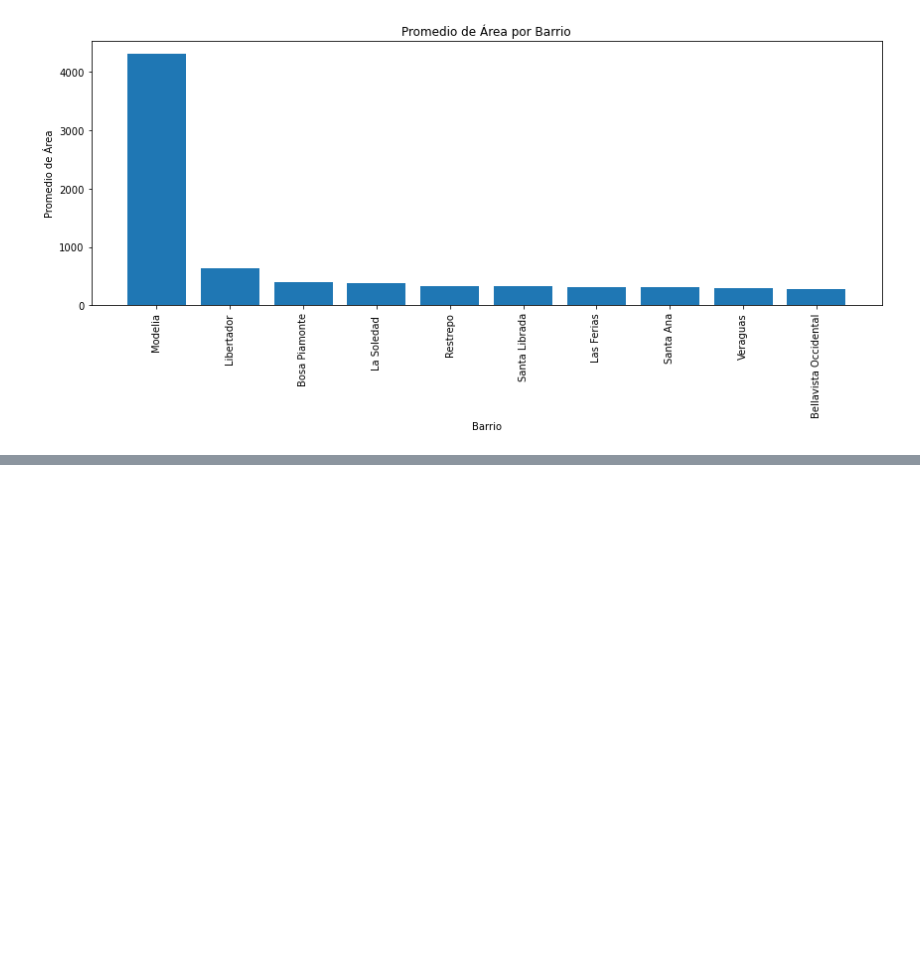
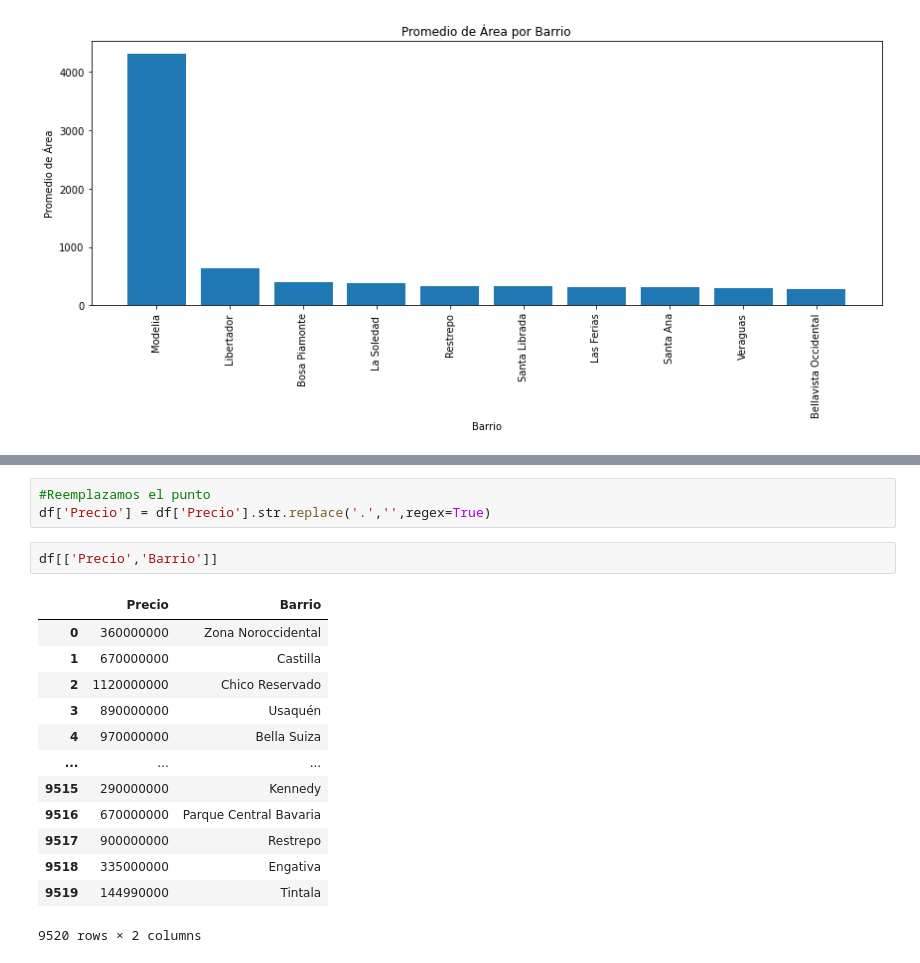
Before and after one commit to ErikLopez04/InmersionDatosPandas, a Jupyter notebook: pandas.ipynb, the cells around one changed output, grey strips where cells are left out. Cells and saved outputs as stored; diff of their text form; blank space fills up the shorter version.

```diff
--- a/pandas.ipynb
+++ b/pandas.ipynb
@@ -271,0 +329,19 @@ plt.show()
+# %%
+#Reemplazamos el punto
+df['Precio'] = df['Precio'].str.replace('.','',regex=True)
+# %%
+df[['Precio','Barrio']]
+# %% [output]
+|  | Precio | Barrio |
+| 0 | 360000000 | Zona Noroccidental |
+| 1 | 670000000 | Castilla |
+| 2 | 1120000000 | Chico Reservado |
+| 3 | 890000000 | Usaquén |
+| 4 | 970000000 | Bella Suiza |
+| ... | ... | ... |
+| 9515 | 290000000 | Kennedy |
+| 9516 | 670000000 | Parque Central Bavaria |
+| 9517 | 900000000 | Restrepo |
+| 9518 | 335000000 | Engativa |
+| 9519 | 144990000 | Tintala |
+9520 rows × 2 columns
```
Also changed, not shown: parts of 11 cells of this notebook.
